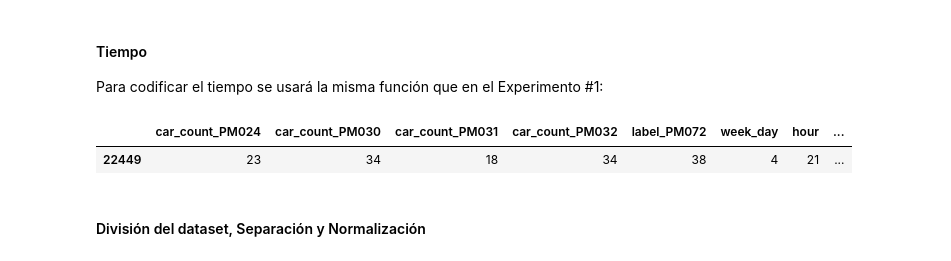
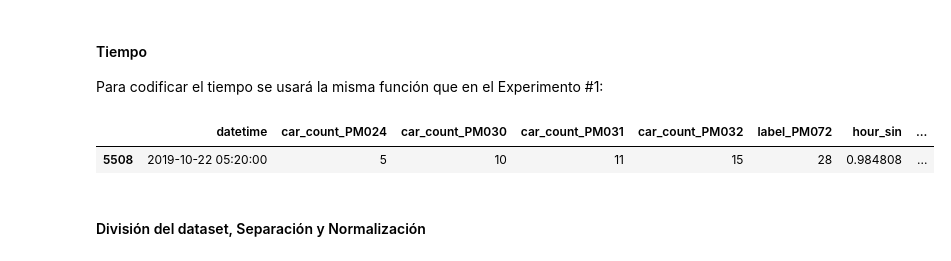
Before and after one commit to albertopmp/TFG, a Jupyter notebook: src/TrafficFlow.ipynb, the cells around one changed output. Saved outputs shown, nothing was run; the diff lists cells and outputs as text; code cells hidden in the pictures.

```diff
--- a/src/TrafficFlow.ipynb
+++ b/src/TrafficFlow.ipynb
@@ -1155,11 +1326,11 @@ df_2 = prepare_df(df_2, sensors_list, 'PM072', x = 5)
 
 Para codificar el tiempo se usará la misma función que en el Experimento #1:
 # %%
-df_2 = encode_time(df_2)
+df_2 = encode_time_sin_cos(df_2)
 df_2.sample()
 # %% [output]
-|  | car_count_PM024 | car_count_PM030 | car_count_PM031 | car_count_PM032 | label_PM072 | week_day | hour | ... |
-| 22449 | 23 | 34 | 18 | 34 | 38 | 4 | 21 | ... |
+|  | datetime | car_count_PM024 | car_count_PM030 | car_count_PM031 | car_count_PM032 | label_PM072 | hour_sin | ... |
+| 5508 | 2019-10-22 05:20:00 | 5 | 10 | 11 | 15 | 28 | 0.984808 | ... |
 # %% [markdown]
 #### División del dataset, Separación y Normalización
 # %%
```
Also changed, not shown: parts of 72 cells of this notebook.
